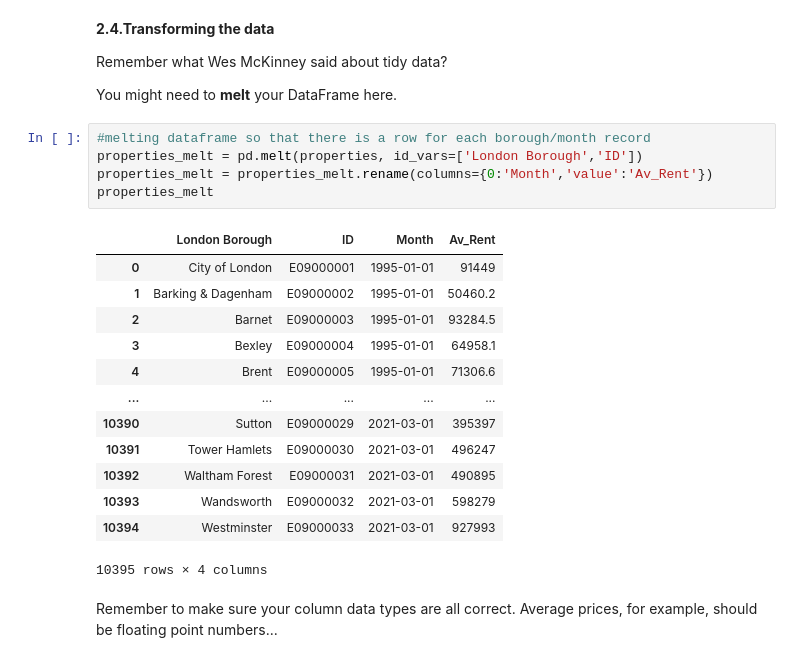
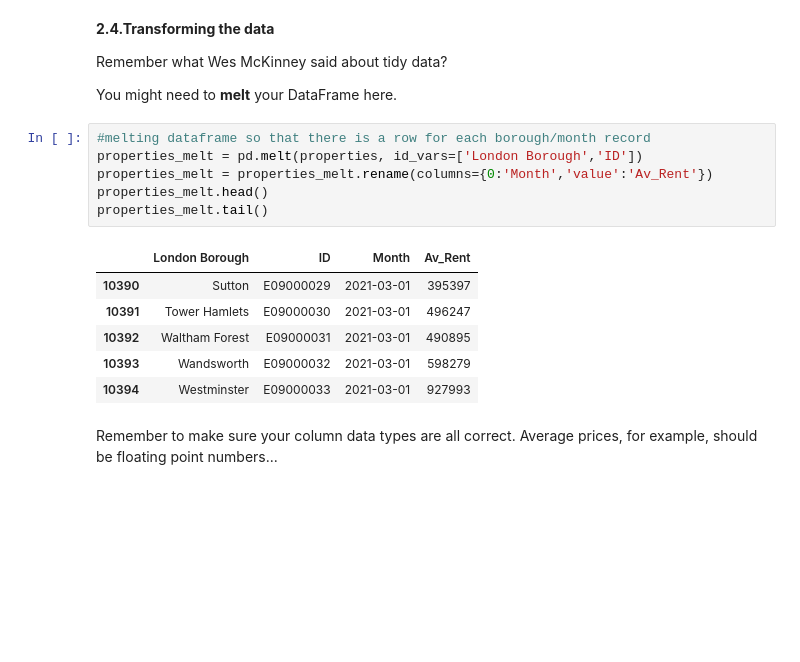
Before and after one commit to allankapoor/springboard, a Jupyter notebook: Unit 4 Challenge - Tier 3.ipynb, the cells around one changed output. Drawn from its saved outputs; the diff is of its cells as text; blank space fills up the shorter version.

```diff
--- a/Unit 4 Challenge - Tier 3.ipynb
+++ b/Unit 4 Challenge - Tier 3.ipynb
@@ -232,22 +221,16 @@ You might need to **melt** your DataFrame here.
 # %%
 #melting dataframe so that there is a row for each borough/month record
 properties_melt = pd.melt(properties, id_vars=['London Borough','ID'])
 properties_melt = properties_melt.rename(columns={0:'Month','value':'Av_Rent'})
-properties_melt
+properties_melt.head()
+properties_melt.tail()
 # %% [output]
 |  | London Borough | ID | Month | Av_Rent |
-| 0 | City of London | E09000001 | 1995-01-01 | 91449 |
-| 1 | Barking & Dagenham | E09000002 | 1995-01-01 | 50460.2 |
-| 2 | Barnet | E09000003 | 1995-01-01 | 93284.5 |
-| 3 | Bexley | E09000004 | 1995-01-01 | 64958.1 |
-| 4 | Brent | E09000005 | 1995-01-01 | 71306.6 |
-| ... | ... | ... | ... | ... |
 | 10390 | Sutton | E09000029 | 2021-03-01 | 395397 |
 | 10391 | Tower Hamlets | E09000030 | 2021-03-01 | 496247 |
 | 10392 | Waltham Forest | E09000031 | 2021-03-01 | 490895 |
 | 10393 | Wandsworth | E09000032 | 2021-03-01 | 598279 |
 | 10394 | Westminster | E09000033 | 2021-03-01 | 927993 |
-10395 rows × 4 columns
 # %% [markdown]
 Remember to make sure your column data types are all correct. Average prices, for example, should be floating point numbers...
 # %%
```
Also changed, not shown: parts of 7 cells of this notebook.
